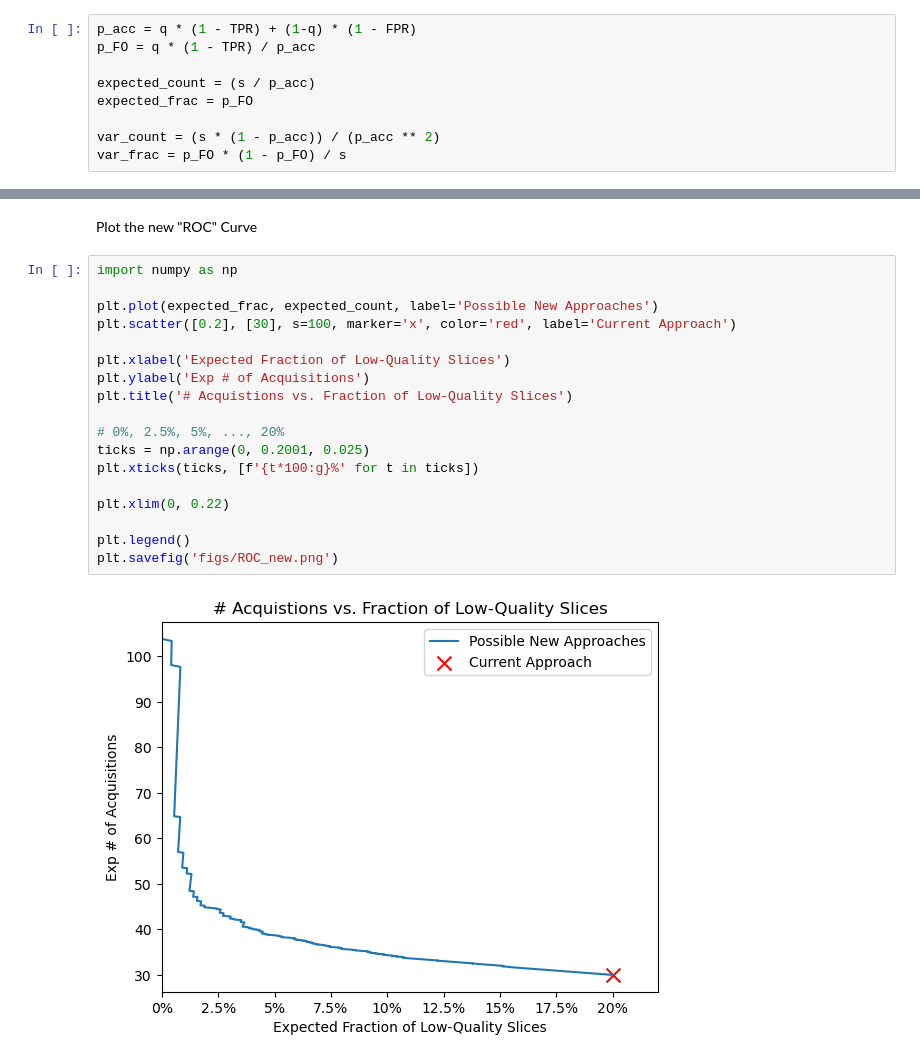
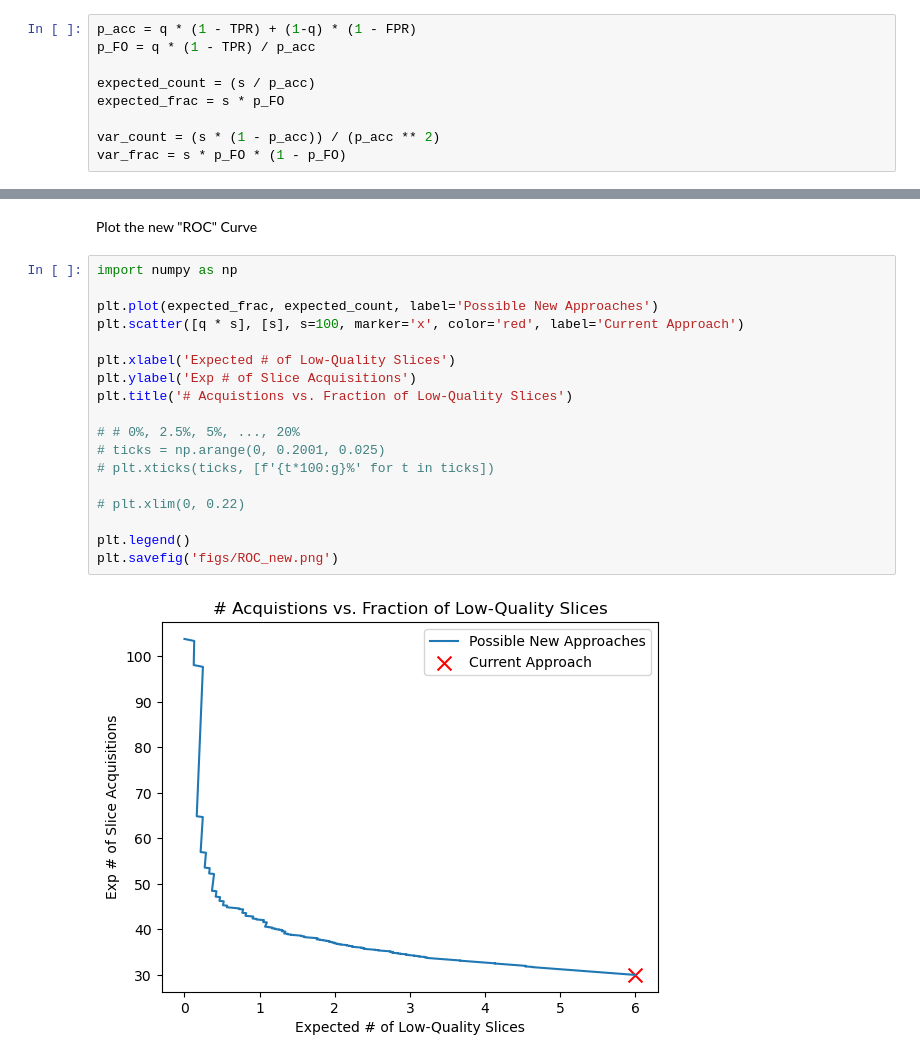
Before and after one commit to MedicalVisionGroup/FetalBrainIQA, a Jupyter notebook: thesis_figs/simulations.ipynb, the cells around one changed output, grey strips where cells are left out. Drawn from its saved outputs; the diff is of its cells as text.

```diff
--- a/thesis_figs/simulations.ipynb
+++ b/thesis_figs/simulations.ipynb
@@ -62,10 +114,10 @@ p_acc = q * (1 - TPR) + (1-q) * (1 - FPR)
 p_FO = q * (1 - TPR) / p_acc
 
 expected_count = (s / p_acc)
-expected_frac = p_FO
+expected_frac = s * p_FO
 
 var_count = (s * (1 - p_acc)) / (p_acc ** 2)
-var_frac = p_FO * (1 - p_FO) / s
+var_frac = s * p_FO * (1 - p_FO)
 # %%
 expected_count_old = s
 
@@ -122,20 +174,20 @@ Plot the new "ROC" Curve
 # %%
 import numpy as np
 
 plt.plot(expected_frac, expected_count, label='Possible New Approaches')
-plt.scatter([0.2], [30], s=100, marker='x', color='red', label='Current Approach')
+plt.scatter([q * s], [s], s=100, marker='x', color='red', label='Current Approach')
 
-plt.xlabel('Expected Fraction of Low-Quality Slices')
-plt.ylabel('Exp # of Acquisitions')
+plt.xlabel('Expected # of Low-Quality Slices')
+plt.ylabel('Exp # of Slice Acquisitions')
 plt.title('# Acquistions vs. Fraction of Low-Quality Slices')
 
-# 0%, 2.5%, 5%, ..., 20%
-ticks = np.arange(0, 0.2001, 0.025)
-plt.xticks(ticks, [f'{t*100:g}%' for t in ticks])
+# # 0%, 2.5%, 5%, ..., 20%
+# ticks = np.arange(0, 0.2001, 0.025)
+# plt.xticks(ticks, [f'{t*100:g}%' for t in ticks])
 
-plt.xlim(0, 0.22)
+# plt.xlim(0, 0.22)
 
 plt.legend()
 plt.savefig('figs/ROC_new.png')
 # %% [output]
-[figure, old version]
+[figure, new version]
```
Also changed, not shown: parts of 8 cells of this notebook, 10 other files.
